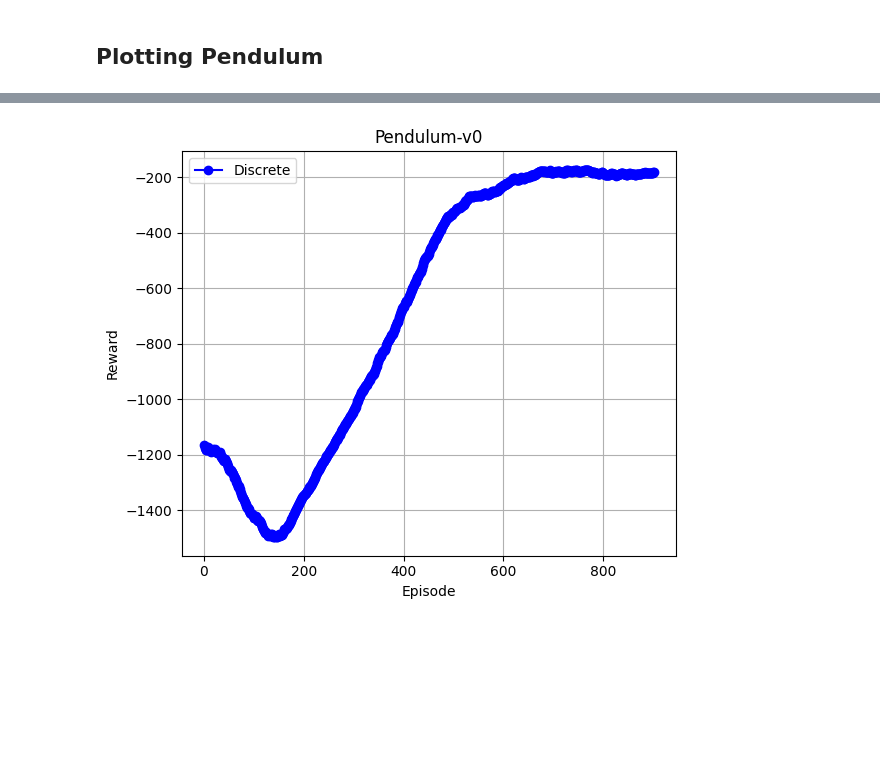
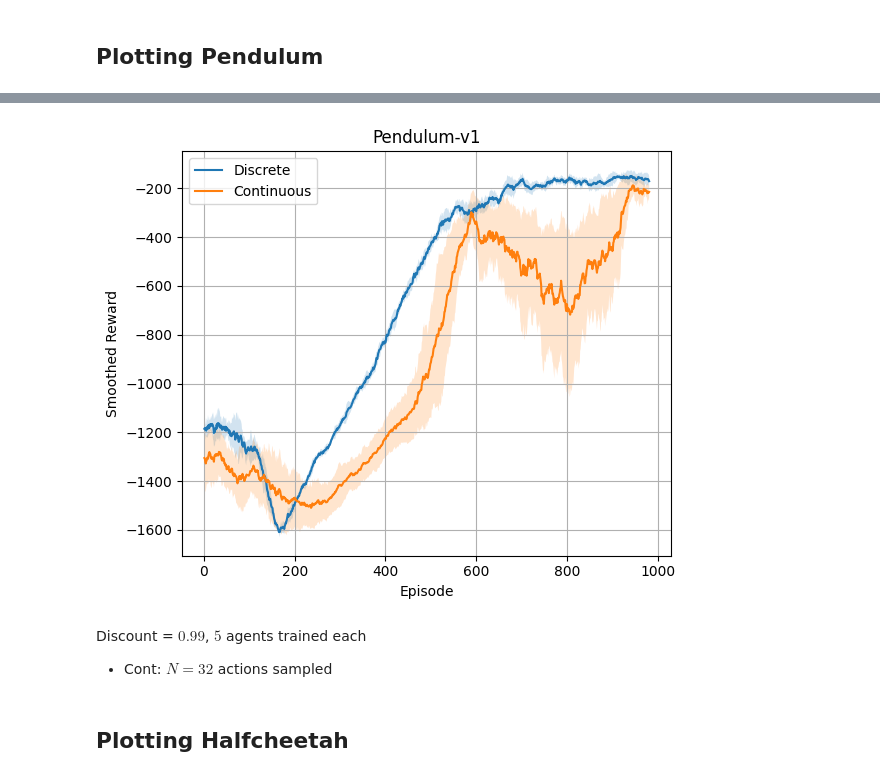
Before and after one commit to danielflat/Laser-Hockey, a Jupyter notebook: experiments/010_Pfrommer_Plotting.ipynb, the cells around one changed output, grey strips where cells are left out. Cells and saved outputs as stored; diff of their text form; code cells hidden in the pictures; blank space fills up the shorter version.

```diff
--- a/experiments/010_Pfrommer_Plotting.ipynb
+++ b/experiments/010_Pfrommer_Plotting.ipynb
@@ -84,5 +155,2 @@ plot_mpo_hockey("/Users/andrepfrommer/Desktop/Project_RL/output/json_files/25-02
 # %% [markdown]
 ## Plotting Pendulum
-# %%
-def moving_average(data, window_size=10):
-    return np.convolve(data, np.ones(window_size)/window_size, mode='valid')
@@ -89 +159,49 @@ def moving_average(data, window_size=10):
+# %%
+def plot_mpo_pendulum_disc_cont(disc_filenames, cont_filenames):
+
+    all_disc_rewards = []
+    all_cont_rewards = []
+    for disc_filename in disc_filenames:
+        with open(disc_filename, "r") as f:
+            disc_results = json.load(f)
+            disc_rewards = moving_average(disc_results["all_rewards"], window_size = 20)
+            all_disc_rewards.append(disc_rewards)
+
+    for cont_filename in cont_filenames:
+        with open(cont_filename, "r") as f:
+            cont_results = json.load(f)
+            cont_rewards = moving_average(cont_results["all_rewards"], window_size = 20)
+            all_cont_rewards.append(cont_rewards)
+
+    # Create the plot
+    plt.figure(figsize=(6, 5))
+    disc_mean = np.mean(all_disc_rewards, axis=0)
+    cont_mean = np.mean(all_cont_rewards, axis=0)
+    disc_std = np.std(all_disc_rewards, axis=0)
+    cont_std = np.std(all_cont_rewards, axis=0)
+
+    plt.plot(np.arange(1, len(disc_mean) + 1), disc_mean, label="Discrete")
+    plt.fill_between(np.arange(1, len(disc_mean) + 1), disc_mean - disc_std, disc_mean + disc_std, alpha = 0.2)
+    plt.plot(np.arange(1, len(cont_mean) + 1), cont_mean, label="Continuous")
+    plt.fill_between(np.arange(1, len(cont_mean) + 1), cont_mean - cont_std, cont_mean + cont_std, alpha = 0.2)
+
+    plt.xlabel("Episode")
+    plt.ylabel("Smoothed Reward")
+    plt.title("Pendulum-v1")
+    plt.legend()
+    plt.grid()
+
+    plt.tight_layout()
+    plt.show()
+# %%
+disc_filenames = [f"/Users/andrepfrommer/Desktop/Project_RL/output/json_files/pendulum_disc_{i}.json" for i in range(1, 8)]
+cont_filenames = [f"/Users/andrepfrommer/Desktop/Project_RL/output/json_files/pendulum_cont_{i}.json" for i in range(5, 9)]
+plot_mpo_pendulum_disc_cont(disc_filenames, cont_filenames)
+# %% [output]
+[figure, added]
+# %% [markdown]
+Discount = $0.99$, $5$ agents trained each
+- Cont: $N = 32$ actions sampled
+# %% [markdown]
+## Plotting Halfcheetah
 # %%
@@ -118,5 +234 @@ def plot_mpo_other_env(filename: str, discrete: bool):
     plt.show()
-# %%
-plot_mpo_other_env("/Users/andrepfrommer/Desktop/Project_RL/output/json_files/25-02-18 15_35_09_000001000.json", discrete=False)
-# %% [output]
-[figure, removed]
```
Also changed, not shown: parts of 19 cells of this notebook.
